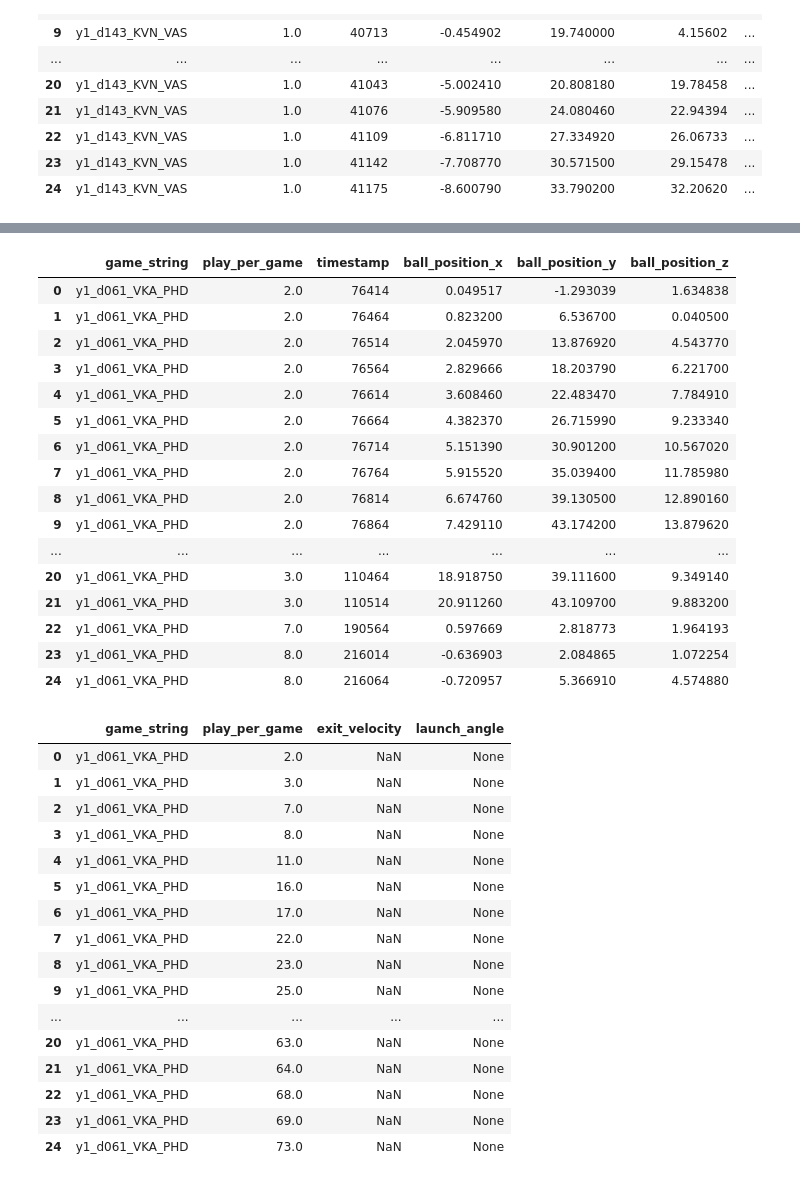
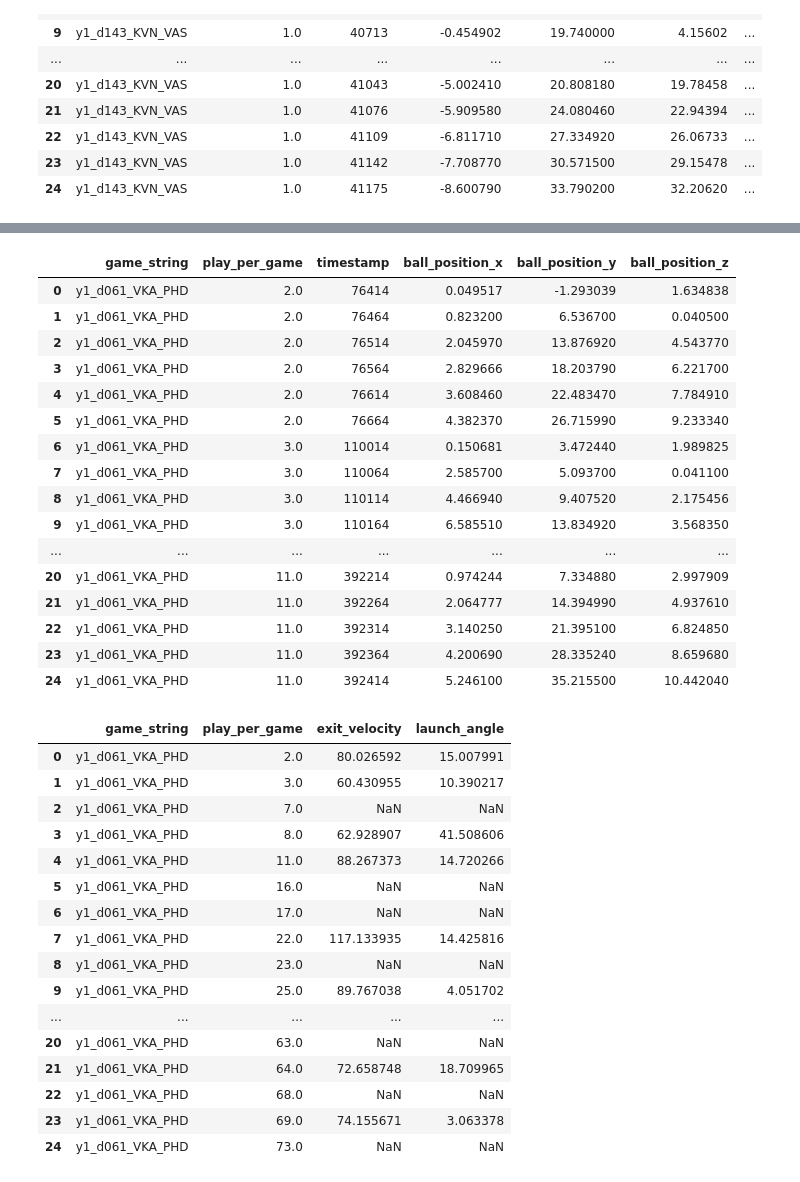
Before and after one commit to TDFelton/FirstPitchFastballFiesta, a Jupyter notebook: data_processing.ipynb, the cells around one changed output, grey strips where cells are left out. Cells and saved outputs as stored; diff of their text form; code cells hidden in the pictures.

Commit message:
shortened calc time to more closely resemble MLB league averages

```diff
--- a/data_processing.ipynb
+++ b/data_processing.ipynb
@@ -259,44 +269,46 @@ pd.read_sql("SELECT * FROM Ball_in_play ORDER BY game_string, play_per_game, tim
 # %%
 drop_table = "DROP TABLE IF EXISTS barrel_calc"
 cur.execute(drop_table)
 barrel_calc = """
 CREATE TABLE barrel_calc AS
 WITH contact AS (
 SELECT b2.game_string, b2.play_per_game, b2.timestamp AS start
 FROM Ball_in_play as b2
 WHERE b2.ball_eventcode = 4
 )
 SELECT b.game_string, b.play_per_game, b.timestamp, b.ball_position_x, b.ball_position_y, b.ball_position_z
 FROM Ball_in_play AS b
     JOIN contact AS c
     ON b.game_string = c.game_string
     AND b.play_per_game = c.play_per_game
-WHERE b.timestamp >= start AND b.timestamp <= start + 500
+WHERE b.timestamp >= start AND b.timestamp <= start + 250
 ORDER BY b.game_string, b.play_per_game, b.timestamp
 """
 cur.execute(barrel_calc)
 conn.commit()
 pd.read_sql("SELECT * FROM barrel_calc", conn).head(25)
 # %% [output]
 |  | game_string | play_per_game | timestamp | ball_position_x | ball_position_y | ball_position_z |
 | 0 | y1_d061_VKA_PHD | 2.0 | 76414 | 0.049517 | -1.293039 | 1.634838 |
 | 1 | y1_d061_VKA_PHD | 2.0 | 76464 | 0.823200 | 6.536700 | 0.040500 |
 | 2 | y1_d061_VKA_PHD | 2.0 | 76514 | 2.045970 | 13.876920 | 4.543770 |
 | 3 | y1_d061_VKA_PHD | 2.0 | 76564 | 2.829666 | 18.203790 | 6.221700 |
 | 4 | y1_d061_VKA_PHD | 2.0 | 76614 | 3.608460 | 22.483470 | 7.784910 |
 | 5 | y1_d061_VKA_PHD | 2.0 | 76664 | 4.382370 | 26.715990 | 9.233340 |
-| 6 | y1_d061_VKA_PHD | 2.0 | 76714 | 5.151390 | 30.901200 | 10.567020 |
-| 7 | y1_d061_VKA_PHD | 2.0 | 76764 | 5.915520 | 35.039400 | 11.785980 |
-| 8 | y1_d061_VKA_PHD | 2.0 | 76814 | 6.674760 | 39.130500 | 12.890160 |
-| 9 | y1_d061_VKA_PHD | 2.0 | 76864 | 7.429110 | 43.174200 | 13.879620 |
+| 6 | y1_d061_VKA_PHD | 3.0 | 110014 | 0.150681 | 3.472440 | 1.989825 |
+| 7 | y1_d061_VKA_PHD | 3.0 | 110064 | 2.585700 | 5.093700 | 0.041100 |
+| 8 | y1_d061_VKA_PHD | 3.0 | 110114 | 4.466940 | 9.407520 | 2.175456 |
+| 9 | y1_d061_VKA_PHD | 3.0 | 110164 | 6.585510 | 13.834920 | 3.568350 |
 | ... | ... | ... | ... | ... | ... | ... |
-| 20 | y1_d061_VKA_PHD | 3.0 | 110464 | 18.918750 | 39.111600 | 9.349140 |
-| 21 | y1_d061_VKA_PHD | 3.0 | 110514 | 20.911260 | 43.109700 | 9.883200 |
-| 22 | y1_d061_VKA_PHD | 7.0 | 190564 | 0.597669 | 2.818773 | 1.964193 |
-| 23 | y1_d061_VKA_PHD | 8.0 | 216014 | -0.636903 | 2.084865 | 1.072254 |
-| 24 | y1_d061_VKA_PHD | 8.0 | 216064 | -0.720957 | 5.366910 | 4.574880 |
+| 20 | y1_d061_VKA_PHD | 11.0 | 392214 | 0.974244 | 7.334880 | 2.997909 |
+| 21 | y1_d061_VKA_PHD | 11.0 | 392264 | 2.064777 | 14.394990 | 4.937610 |
+| 22 | y1_d061_VKA_PHD | 11.0 | 392314 | 3.140250 | 21.395100 | 6.824850 |
+| 23 | y1_d061_VKA_PHD | 11.0 | 392364 | 4.200690 | 28.335240 | 8.659680 |
+| 24 | y1_d061_VKA_PHD | 11.0 | 392414 | 5.246100 | 35.215500 | 10.442040 |
 # %%
 drop_table = "DROP TABLE IF EXISTS ev_la"
+cur.execute(drop_table)
+drop_table = "DROP TABLE IF EXISTS delta_phys"
 cur.execute(drop_table)
 ev = """
 CREATE TABLE ev_la AS
@@ -304,8 +316,8 @@ WITH delta_ts AS (
 SELECT game_string,
     play_per_game,
     MIN(timestamp) AS start,
-    MAX(timestamp) AS end,
-    (MAX(timestamp) - MIN(timestamp)) / 1000 AS delta_t
+    MAX(timestamp) AS end_time,
+    (MAX(timestamp) - MIN(timestamp)) / 1000.0 AS delta_t
 FROM barrel_calc
 GROUP BY game_string, play_per_game
 ),
@@ -326,13 +338,13 @@ JOIN barrel_calc start_row
 JOIN barrel_calc end_row
     ON end_row.game_string = t.game_string
     AND end_row.play_per_game = t.play_per_game
-    AND end_row.timestamp = t.end
+    AND end_row.timestamp = t.end_time
 )
 SELECT
     t2.game_string,
     t2.play_per_game,
-    sqrt(pow((p2.end_x - p2.start_x) / t2.delta_t ,2) + pow((p2.end_y - p2.start_y) / t2.delta_t ,2) + pow((p2.end_z - p2.start_z) / t2.delta_t ,2)) AS exit_velocity,
-    acos((p2.end_z - p2.start_z) / sqrt(pow((p2.end_x - p2.start_x), 2) + pow((p2.end_y - p2.start_y), 2) + pow((p2.end_z - p2.start_z) ,2))) AS launch_angle
+    sqrt(pow((p2.end_x - p2.start_x) / t2.delta_t ,2) + pow((p2.end_y - p2.start_y) / t2.delta_t ,2) + pow((p2.end_z - p2.start_z) / t2.delta_t ,2)) / 17.6 AS exit_velocity,
+    asin((p2.end_z - p2.start_z) / sqrt(pow((p2.end_x - p2.start_x), 2) + pow((p2.end_y - p2.start_y), 2) + pow((p2.end_z - p2.start_z) ,2))) * 180 / pi() AS launch_angle
 FROM delta_ts AS t2
 JOIN delta_phys AS p2
 ON t2.game_string = p2.game_string
@@ -344,19 +356,19 @@ conn.commit()
 pd.read_sql("SELECT * FROM ev_la", conn).head(25)
 # %% [output]
 |  | game_string | play_per_game | exit_velocity | launch_angle |
-| 0 | y1_d061_VKA_PHD | 2.0 | NaN | None |
-| 1 | y1_d061_VKA_PHD | 3.0 | NaN | None |
-| 2 | y1_d061_VKA_PHD | 7.0 | NaN | None |
-| 3 | y1_d061_VKA_PHD | 8.0 | NaN | None |
-| 4 | y1_d061_VKA_PHD | 11.0 | NaN | None |
-| 5 | y1_d061_VKA_PHD | 16.0 | NaN | None |
-| 6 | y1_d061_VKA_PHD | 17.0 | NaN | None |
-| 7 | y1_d061_VKA_PHD | 22.0 | NaN | None |
-| 8 | y1_d061_VKA_PHD | 23.0 | NaN | None |
-| 9 | y1_d061_VKA_PHD | 25.0 | NaN | None |
+| 0 | y1_d061_VKA_PHD | 2.0 | 80.026592 | 15.007991 |
+| 1 | y1_d061_VKA_PHD | 3.0 | 60.430955 | 10.390217 |
+| 2 | y1_d061_VKA_PHD | 7.0 | NaN | NaN |
+| 3 | y1_d061_VKA_PHD | 8.0 | 62.928907 | 41.508606 |
+| 4 | y1_d061_VKA_PHD | 11.0 | 88.267373 | 14.720266 |
+| 5 | y1_d061_VKA_PHD | 16.0 | NaN | NaN |
+| 6 | y1_d061_VKA_PHD | 17.0 | NaN | NaN |
+| 7 | y1_d061_VKA_PHD | 22.0 | 117.133935 | 14.425816 |
+| 8 | y1_d061_VKA_PHD | 23.0 | NaN | NaN |
+| 9 | y1_d061_VKA_PHD | 25.0 | 89.767038 | 4.051702 |
 | ... | ... | ... | ... | ... |
-| 20 | y1_d061_VKA_PHD | 63.0 | NaN | None |
-| 21 | y1_d061_VKA_PHD | 64.0 | NaN | None |
-| 22 | y1_d061_VKA_PHD | 68.0 | NaN | None |
-| 23 | y1_d061_VKA_PHD | 69.0 | NaN | None |
-| 24 | y1_d061_VKA_PHD | 73.0 | NaN | None |
+| 20 | y1_d061_VKA_PHD | 63.0 | NaN | NaN |
+| 21 | y1_d061_VKA_PHD | 64.0 | 72.658748 | 18.709965 |
+| 22 | y1_d061_VKA_PHD | 68.0 | NaN | NaN |
+| 23 | y1_d061_VKA_PHD | 69.0 | 74.155671 | 3.063378 |
+| 24 | y1_d061_VKA_PHD | 73.0 | NaN | NaN |
```
Also changed, not shown: parts of 12 cells of this notebook.
